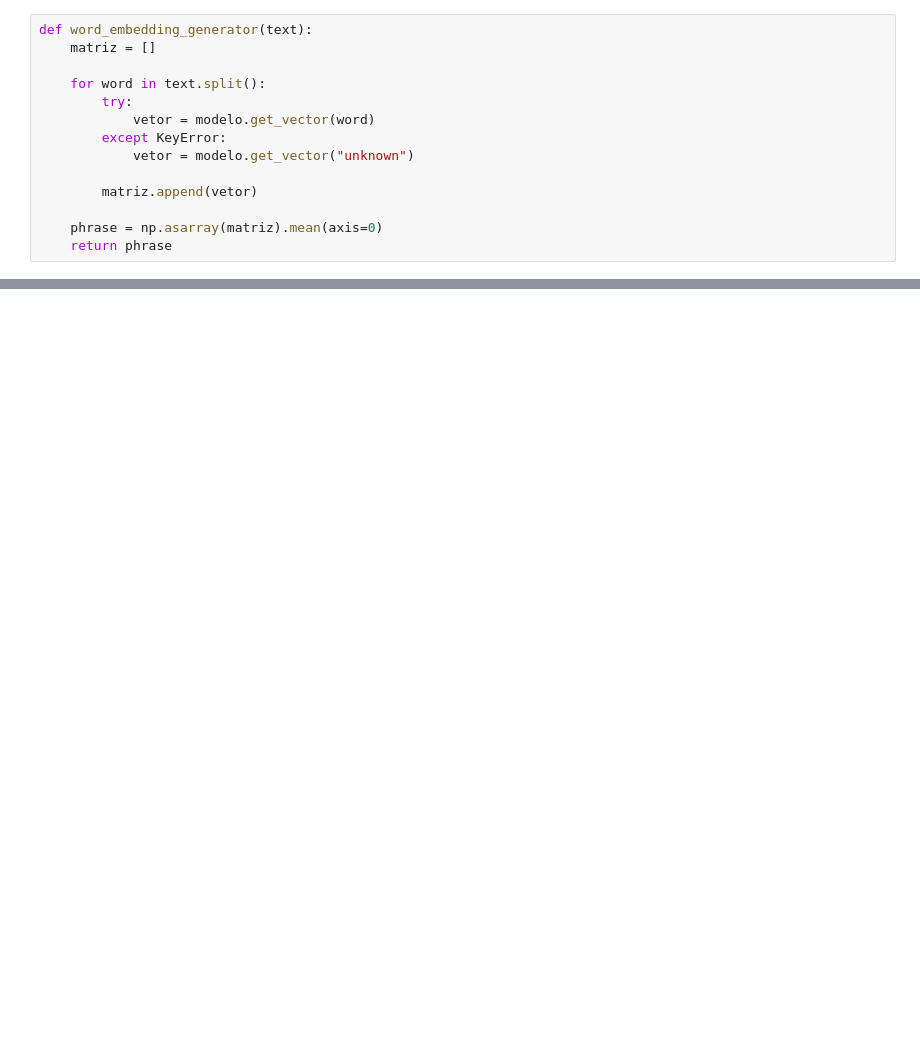
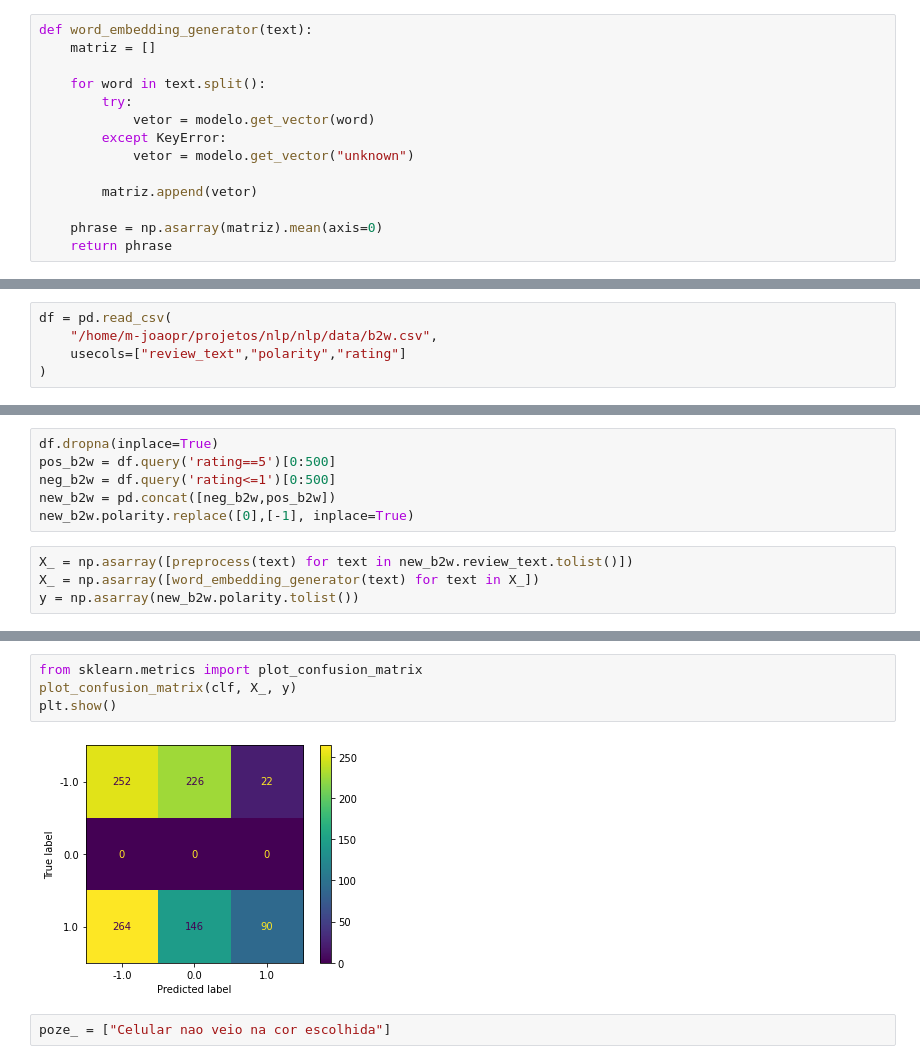
Before and after one commit to joaopdrm/NLP, a Jupyter notebook: notebook/nlp.ipynb, the cells around one changed output, grey strips where cells are left out. Drawn from its saved outputs; the diff is of its cells as text; blank space fills up the shorter version.

```diff
--- a/notebook/nlp.ipynb
+++ b/notebook/nlp.ipynb
@@ -134,0 +180,5 @@ weighted avg       0.75      0.75      0.75      9892
+# %%
+df = pd.read_csv(
+    "/home/m-joaopr/projetos/nlp/nlp/data/b2w.csv",
+    usecols=["review_text","polarity","rating"]
+)
@@ -134,0 +194,10 @@ weighted avg       0.75      0.75      0.75      9892
+# %%
+df.dropna(inplace=True)
+pos_b2w = df.query('rating==5')[0:500]
+neg_b2w = df.query('rating<=1')[0:500]
+new_b2w = pd.concat([neg_b2w,pos_b2w])
+new_b2w.polarity.replace([0],[-1], inplace=True)
+# %%
+X_ = np.asarray([preprocess(text) for text in new_b2w.review_text.tolist()])
+X_ = np.asarray([word_embedding_generator(text) for text in X_])
+y = np.asarray(new_b2w.polarity.tolist())
@@ -134,0 +220,8 @@ weighted avg       0.75      0.75      0.75      9892
+# %%
+from sklearn.metrics import plot_confusion_matrix
+plot_confusion_matrix(clf, X_, y)
+plt.show()
+# %% [output]
+[figure, added]
+# %%
+poze_ = ["Celular nao veio na cor escolhida"]
```
Also changed, not shown: parts of 39 cells of this notebook, 2 other files.
